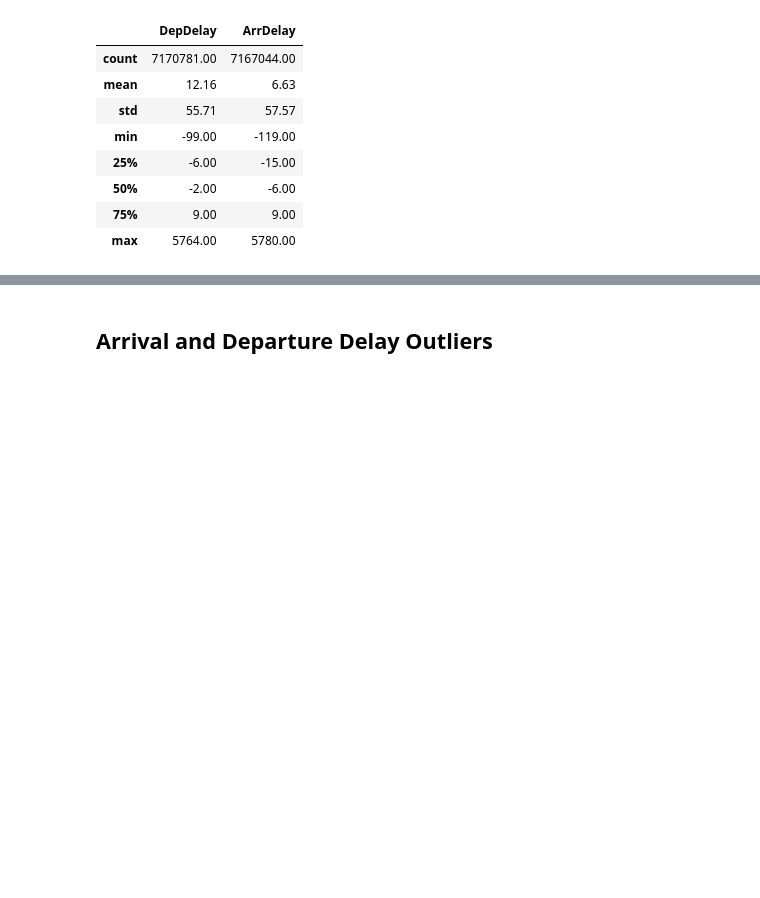
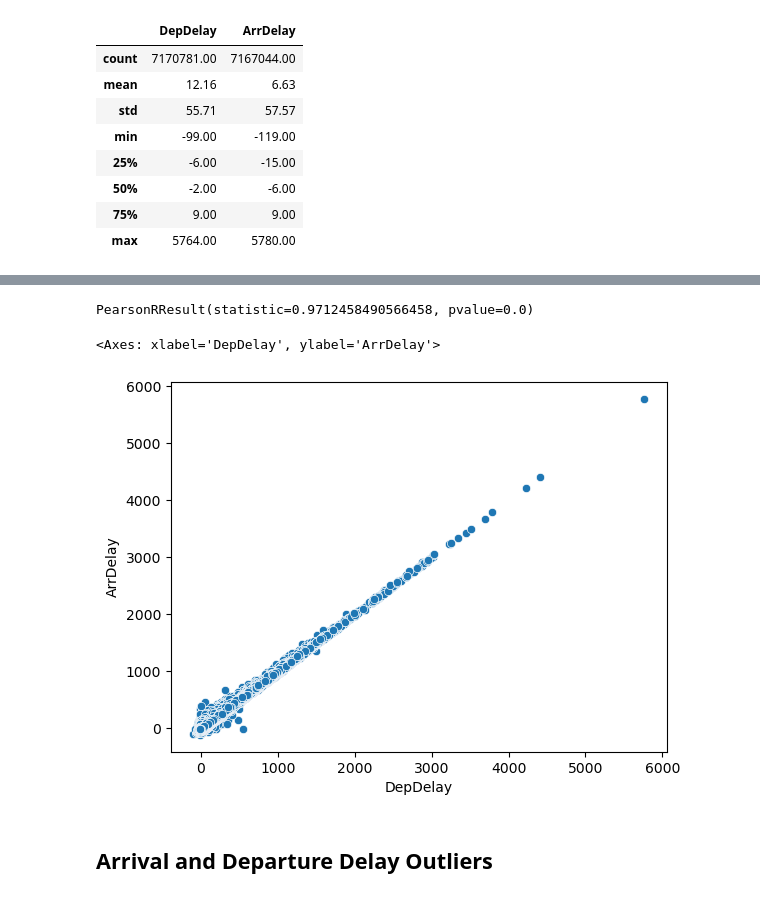
Before and after one commit to dezertdweller/flight-cancellations, a Jupyter notebook: notebooks/exploratory-data-analysis.ipynb, the cells around one changed output, grey strips where cells are left out. Drawn from its saved outputs; the diff is of its cells as text; code cells hidden in the pictures; blank space fills up the shorter version.

```diff
--- a/notebooks/exploratory-data-analysis.ipynb
+++ b/notebooks/exploratory-data-analysis.ipynb
@@ -74,0 +160,33 @@ delay_types = ['CarrierDelay', 'WeatherDelay', 'NASDelay', 'SecurityDelay', 'Lat
+# %%
+def categorize_flight_status(status):
+    """
+    Categorize the status of a flight based on its delay time.
+
+    This function classifies the flight status into one of four categories:
+    'early', 'on time', 'delayed', or 'unknown'. The classification is based on
+    the numerical value provided to the function, which represents the flight's
+    delay in minutes.
+
+    Parameters:
+    status (float or int): The delay time of the flight. This can be:
+        - A negative number indicating the flight arrived or departed early.
+        - Zero to <15, indicating the flight was on time.
+        - A positive number over 15 indicating the flight was delayed.
+        - NaN or any non-numeric value, which will be categorized as 'unknown'.
+
+    Returns:
+    str: A string representing the category of the flight's timeliness:
+        - 'early' if the status is less than 0.
+        - 'on time' if the status is greater than or equal to 0 and less than 15.
+        - 'delayed' if the status is greater than 15.
+        - 'unknown' if the status is NaN or an unexpected non-numeric value.
+    """
+
+    if status < 0:
+        return 'early'
+    elif 0 <= status < 15 :
+        return 'on time'
+    elif status > 15:
+        return 'delayed'
+    else:
+        return 'unknown'
@@ -115,3 +284,12 @@ There are some pretty extreme delays however for both departures and arrivals. T
+# %%
+pearsonr(flights_corr_df['DepDelay'], flights_corr_df['ArrDelay'])
+# %% [output]
+PearsonRResult(statistic=0.9712458490566458, pvalue=0.0)
+# %%
+sns.scatterplot(data=flights, x='DepDelay', y='ArrDelay')
+# %% [output]
+<Axes: xlabel='DepDelay', ylabel='ArrDelay'>
+[figure, added]
 # %% [markdown]
 ## Arrival and Departure Delay Outliers
 # %%
```
Also changed, not shown: parts of 37 cells of this notebook.
